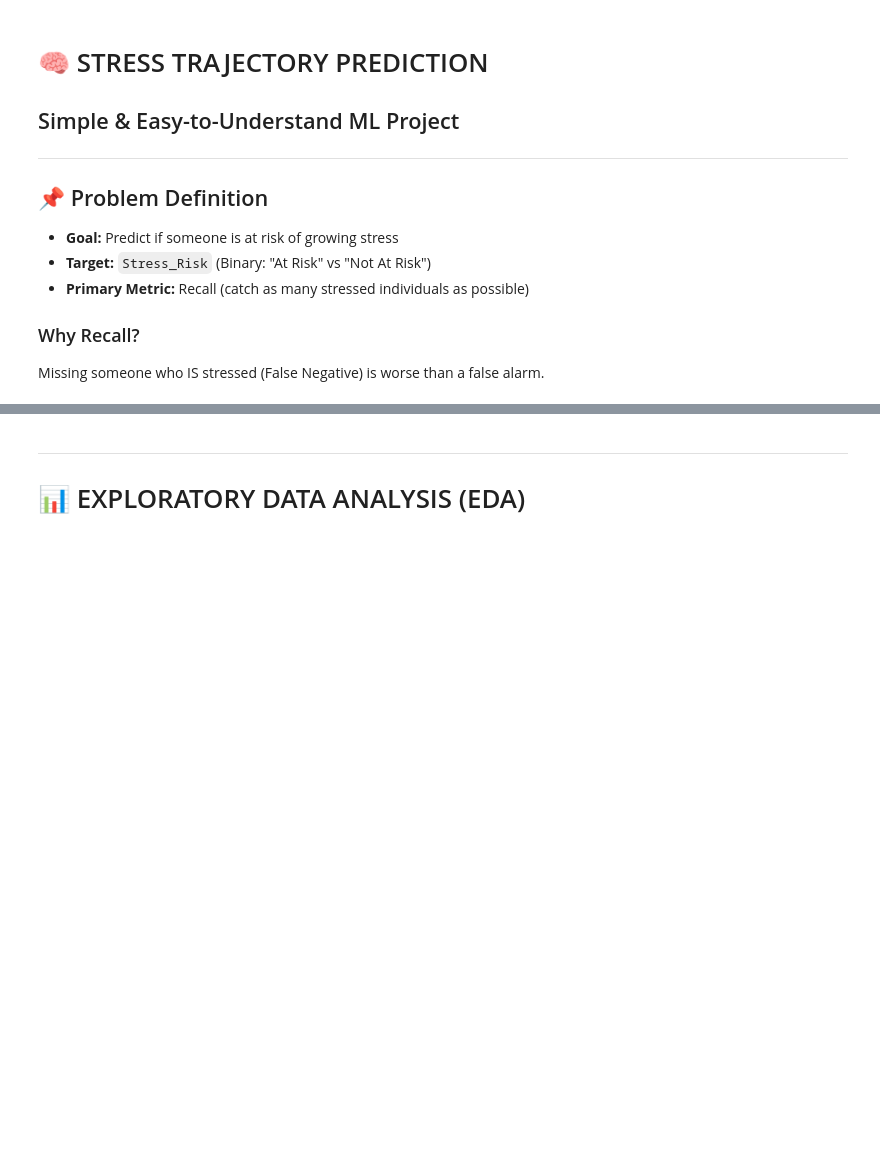
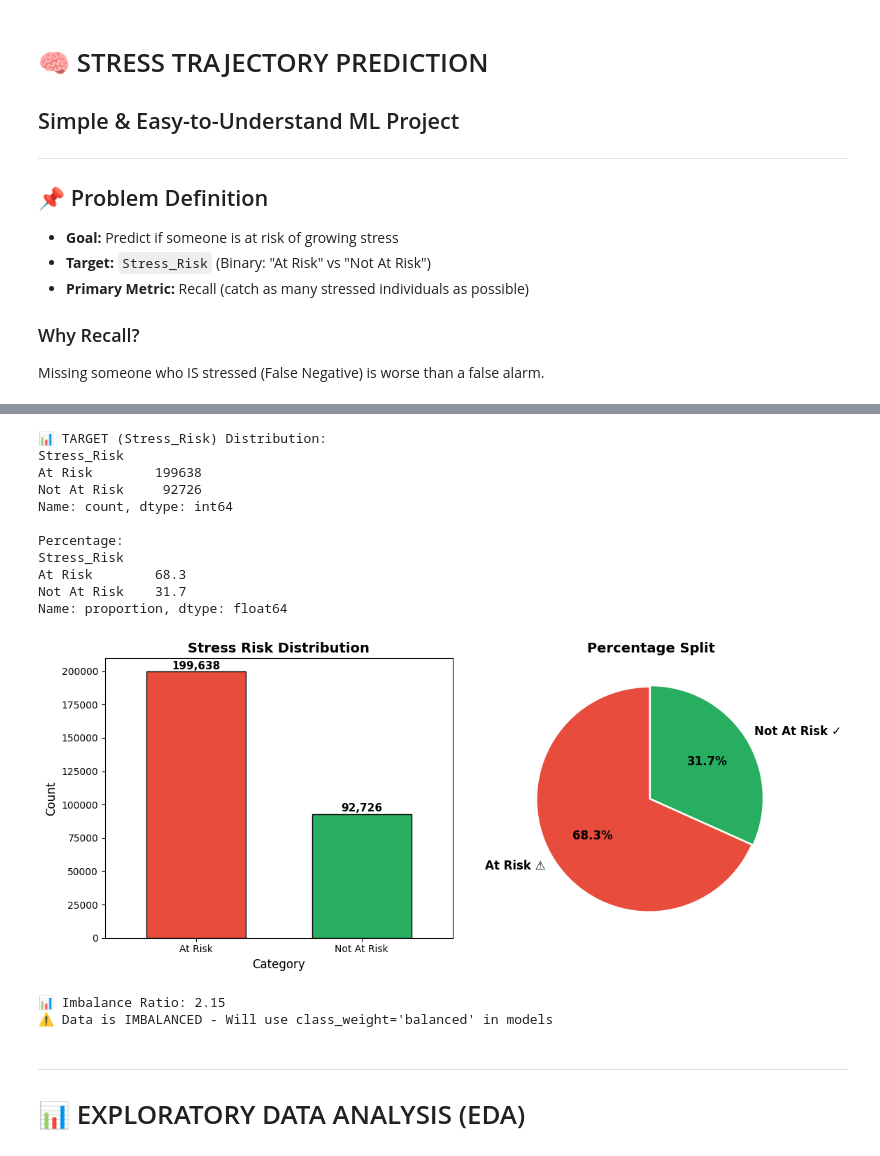
Before and after one commit to EstherAbik/Machine-Learning-Project, a Jupyter notebook: stress_prediction_notebook.ipynb, the cells around one changed output, grey strips where cells are left out. Saved outputs shown, nothing was run; the diff lists cells and outputs as text; code cells hidden in the pictures; blank space fills up the shorter version.

```diff
--- a/stress_prediction_notebook.ipynb
+++ b/stress_prediction_notebook.ipynb
@@ -65,39 +109,67 @@ print((df['Growing_Stress'].value_counts(normalize=True) * 100).round(1))
 # %%
 # ============================================
 # STEP 5: CREATE BINARY TARGET VARIABLE
-# Combine "Yes" and "Maybe" into "At Risk"
 # ============================================
 
 # Create new column: Stress_Risk
-# - "At Risk" = Yes OR Maybe (they need attention)
+# - "At Risk" = Yes OR Maybe
 # - "Not At Risk" = No
 
 df['Stress_Risk'] = df['Growing_Stress'].apply(
     lambda x: 'At Risk' if x in ['Yes', 'Maybe'] else 'Not At Risk'
 )
 
-print("📊 NEW TARGET (Stress_Risk) Distribution:")
+print("📊 TARGET (Stress_Risk) Distribution:")
 print(df['Stress_Risk'].value_counts())
 print("\nPercentage:")
 print((df['Stress_Risk'].value_counts(normalize=True) * 100).round(1))
 
 # Visualize
-fig, ax = plt.subplots(figsize=(8, 5))
-colors = ['#e74c3c', '#2ecc71']  # Red for At Risk, Green for Not At Risk
-df['Stress_Risk'].value_counts().plot(kind='bar', color=colors, ax=ax)
-ax.set_title('Stress Risk Distribution (Binary)', fontsize=14, fontweight='bold')
-ax.set_xlabel('Stress Risk')
-ax.set_ylabel('Count')
-plt.xticks(rotation=0)
-for i, v in enumerate(df['Stress_Risk'].value_counts()):
-    ax.text(i, v + 2000, f'{v:,}', ha='center', fontweight='bold')
+fig, axes = plt.subplots(1, 2, figsize=(12, 5))
+
+# Bar chart
+counts = df['Stress_Risk'].value_counts()
+colors = ['#e74c3c', '#27ae60']  # Red for At Risk, Green for Not At Risk
+counts.plot(kind='bar', color=colors, ax=axes[0], edgecolor='black', width=0.6)
+axes[0].set_title('Stress Risk Distribution', fontsize=14, fontweight='bold')
+axes[0].set_xlabel('Category', fontsize=12)
+axes[0].set_ylabel('Count', fontsize=12)
+axes[0].tick_params(axis='x', rotation=0)
+for i, v in enumerate(counts):
+    axes[0].text(i, v + 2000, f'{v:,}', ha='center', fontweight='bold', fontsize=11)
+
+# Pie chart
+axes[1].pie(counts, labels=['At Risk ⚠', 'Not At Risk ✓'], autopct='%1.1f%%',
+            colors=colors, startangle=90, explode=[0.02, 0],
+            textprops={'fontsize': 12, 'fontweight': 'bold'})
+axes[1].set_title('Percentage Split', fontsize=14, fontweight='bold')
+
 plt.tight_layout()
-plt.savefig('class_distribution.png', dpi=150)
+plt.savefig('class_distribution.png', dpi=150, bbox_inches='tight')
 plt.show()
 
 # Check balance
-ratio = df['Stress_Risk'].value_counts().max() / df['Stress_Risk'].value_counts().min()
-print(f"\n✅ Imbalance Ratio: {ratio:.2f} - {'BALANCED' if ratio < 1.5 else 'IMBALANCED'}")
+ratio = counts.max() / counts.min()
+print(f"\n📊 Imbalance Ratio: {ratio:.2f}")
+if ratio > 1.5:
+    print("⚠️ Data is IMBALANCED - Will use class_weight='balanced' in models")
+else:
+    print("✅ Data is BALANCED")
+# %% [output]
+📊 TARGET (Stress_Risk) Distribution:
+Stress_Risk
+At Risk        199638
+Not At Risk     92726
+Name: count, dtype: int64
+
+Percentage:
+Stress_Risk
+At Risk        68.3
+Not At Risk    31.7
+Name: proportion, dtype: float64
+[figure, added]
+📊 Imbalance Ratio: 2.15
+⚠️ Data is IMBALANCED - Will use class_weight='balanced' in models
 # %% [markdown]
 ---
 # 📊 EXPLORATORY DATA ANALYSIS (EDA)
```
Also changed, not shown: parts of 21 cells of this notebook.
